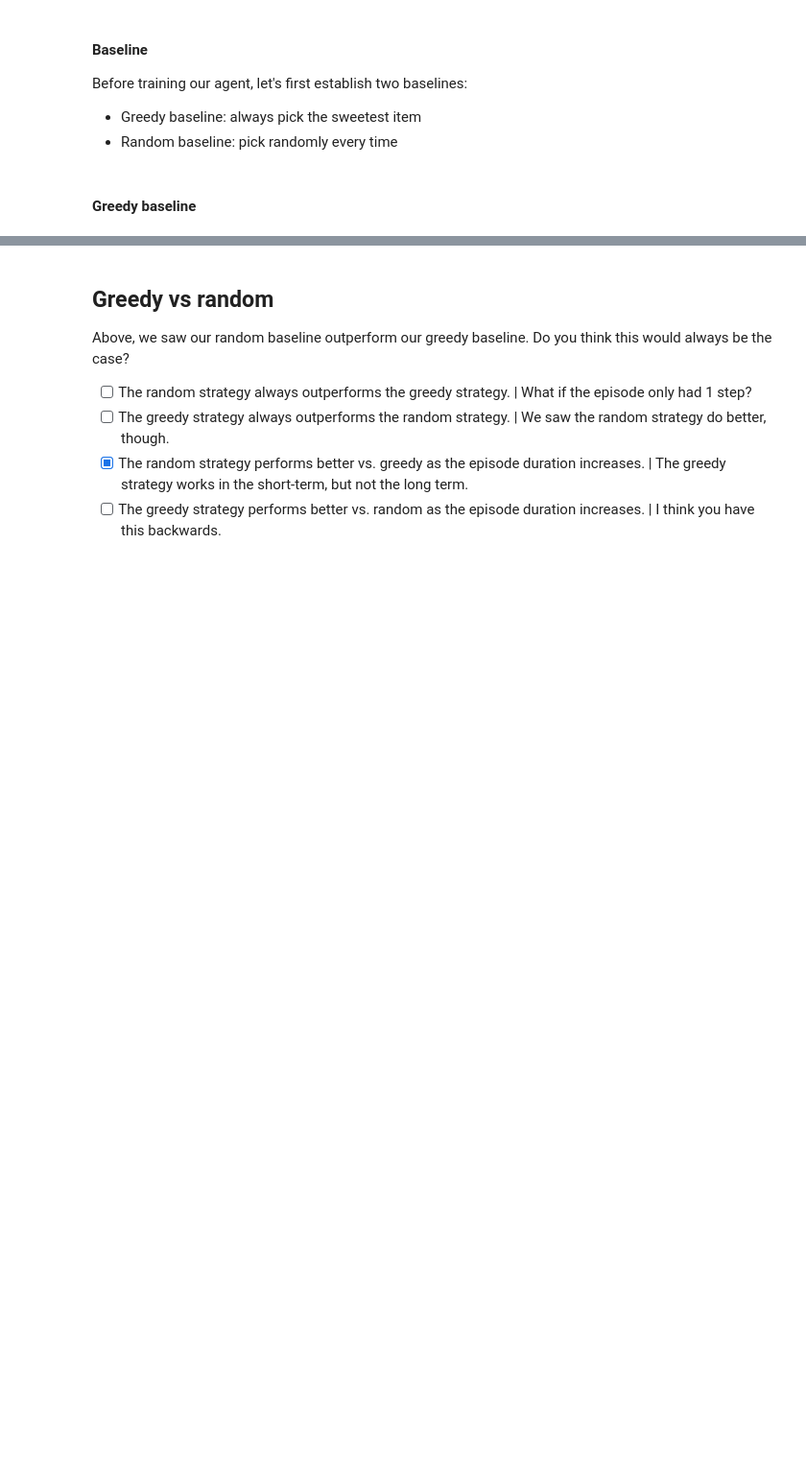
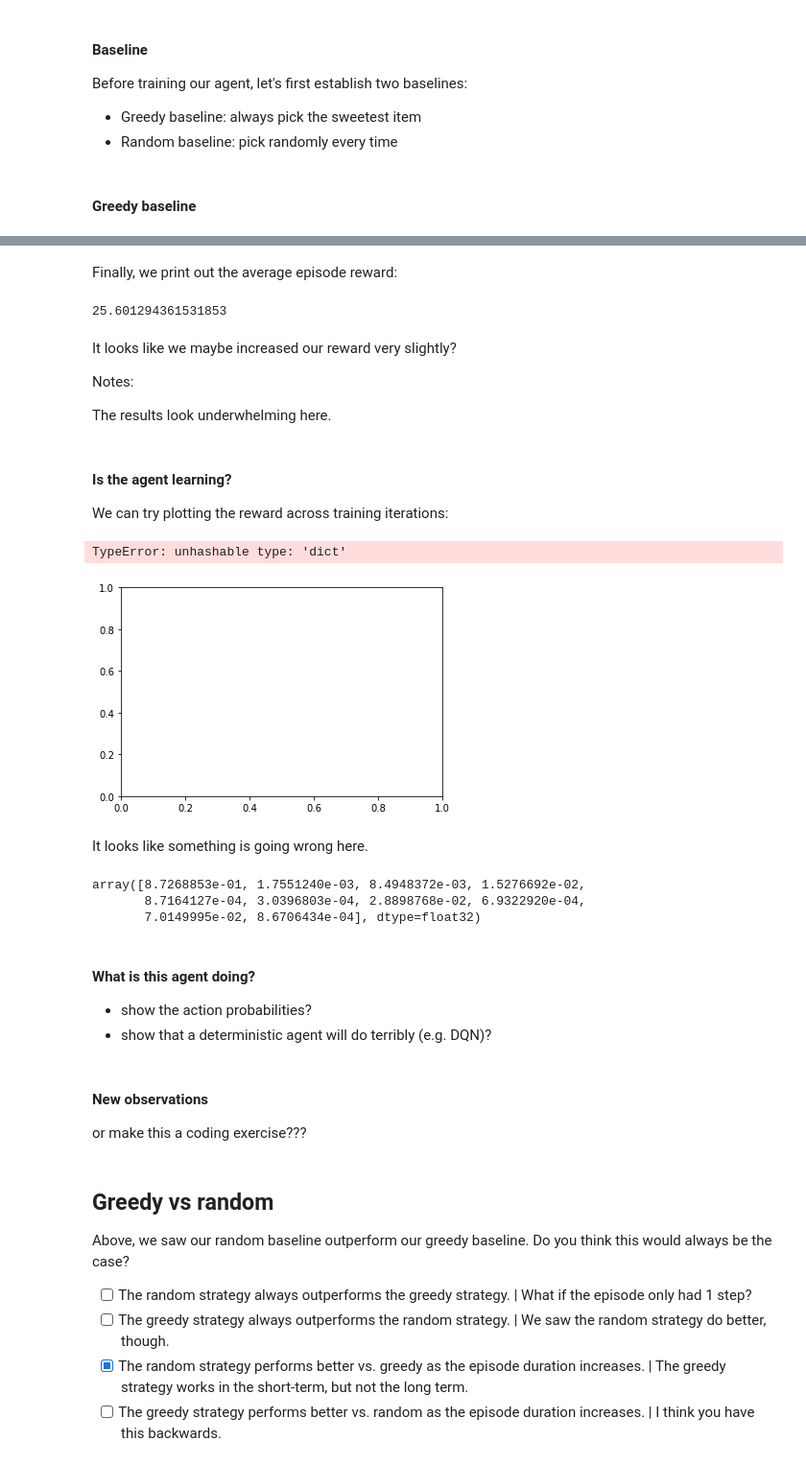
Before and after one commit to anyscale/rl-course, a Jupyter notebook: notebooks/04-application-recommender/04_03_implementing-our-env.ipynb, the cells around one changed output, grey strips where cells are left out. Shown at 96% size. Drawn from its saved outputs; the diff is of its cells as text; code cells hidden in the pictures; blank space fills up the shorter version.

```diff
--- a/notebooks/04-application-recommender/04_03_implementing-our-env.ipynb
+++ b/notebooks/04-application-recommender/04_03_implementing-our-env.ipynb
@@ -238,6 +245,10 @@ obs = env.reset()
 # %%
-total_reward = 0
-for i in range(100):
-    random_item = np.random.randint(len(obs))
-    obs, reward, done, info = env.step(random_item)
-    total_reward += reward
+def random_agent_episode(env):
+    obs = env.reset()
+    done = False
+    total_reward = 0
+    while not done:
+        random_item = np.random.randint(len(obs))
+        obs, reward, done, info = env.step(random_item)
+        total_reward += reward
+    return total_reward
@@ -258,0 +273,7 @@ Let's see if we can do better than 26 with RLlib.
+# %%
+trainer_config = {
+    "framework"             : "torch",
+    "create_env_on_driver"  : True,
+    "seed"                  : 0,
+    "lr"                    : 0.001
+}
@@ -258,0 +289,2 @@ Let's see if we can do better than 26 with RLlib.
+# %%
+trainer = PPOTrainer(trainer_config, env=BasicRecommender)
@@ -258,0 +293,21 @@ Let's see if we can do better than 26 with RLlib.
+# %%
+rewards = []
+for i in range(30):
+    result = trainer.train()
+    rewards.append(result["episode_reward_mean"])
+# %% [markdown]
+Finally, we print out the average episode reward:
+# %%
+trainer.evaluate()["evaluation"]["episode_reward_mean"]
+# %% [output]
+25.601294361531853
+# %% [markdown]
+It looks like we maybe increased our reward very slightly?
+
+Notes:
+
+The results look underwhelming here.
+# %% [markdown]
+#### Is the agent learning?
+
+We can try plotting the reward across training iterations:
@@ -258,0 +317,7 @@ Let's see if we can do better than 26 with RLlib.
+# %%
+plt.plot(rewards)
+# %% [output]
+TypeError: unhashable type: 'dict'
+[figure, added]
+# %% [markdown]
+It looks like something is going wrong here.
@@ -259,3 +326,18 @@ Let's see if we can do better than 26 with RLlib.
+# %%
+query_policy(trainer, env, np.array([0,0,0,0,0,0,0,0,0,1]), actions=[0,1,2,3,4,5,6,7,8,9])
+# %% [output]
+array([8.7268853e-01, 1.7551240e-03, 8.4948372e-03, 1.5276692e-02,
+       8.7164127e-04, 3.0396803e-04, 2.8898768e-02, 6.9322920e-04,
+       7.0149995e-02, 8.6706434e-04], dtype=float32)
+# %% [markdown]
+#### What is this agent doing?
+
+- show the action probabilities?
+- show that a deterministic agent will do terribly (e.g. DQN)?
+# %% [markdown]
+#### New observations
+
+or make this a coding exercise???
 # %% [markdown]
 ## Greedy vs random
 <!-- multiple choice -->
```
Also changed, not shown: parts of 19 cells of this notebook, 3 other files.
